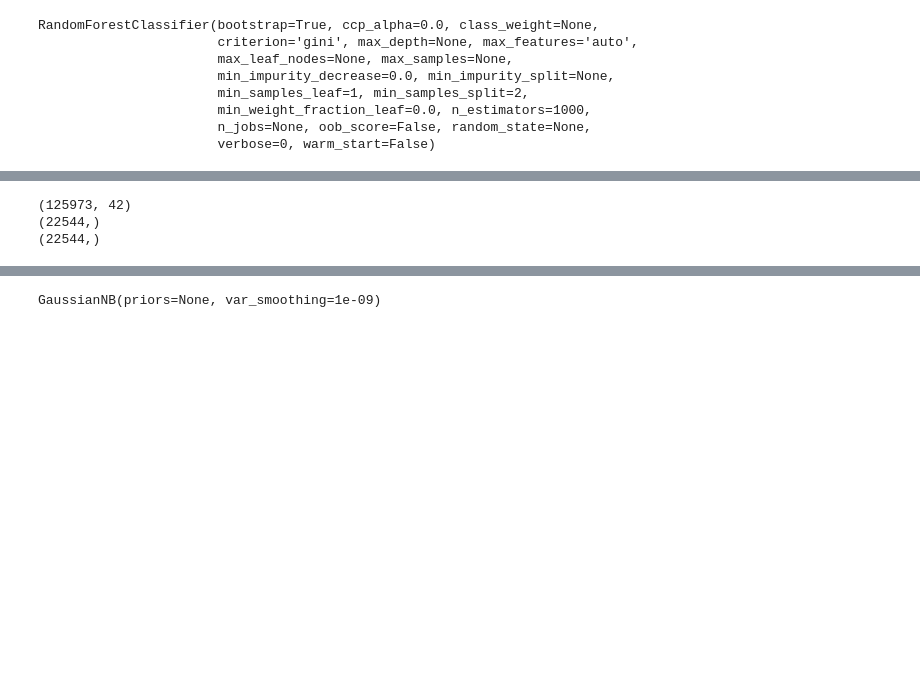
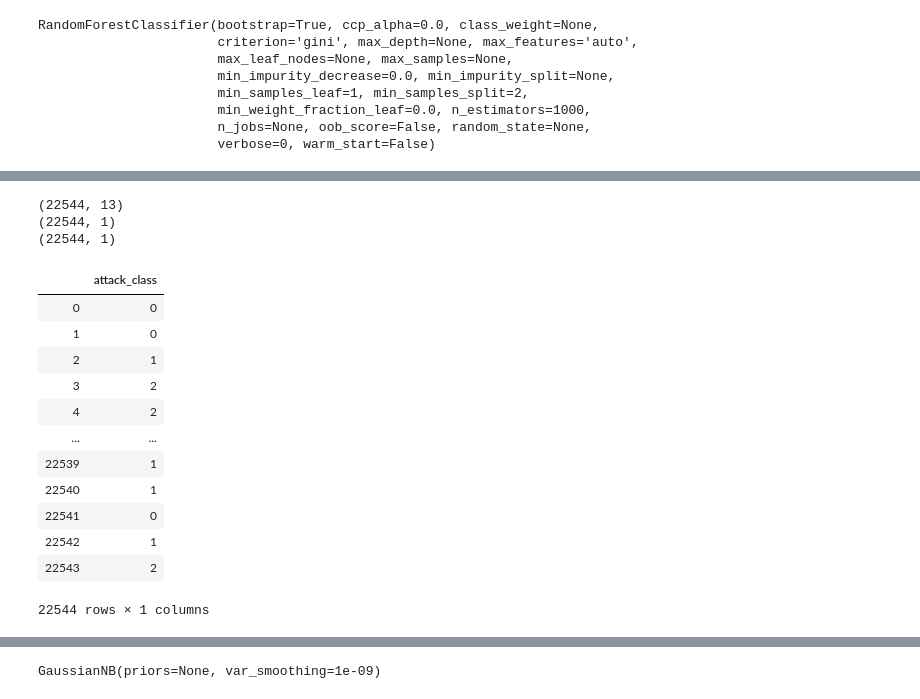
Before and after one commit to abdullahbilalawan/Intrusion_detction_using_AIand-ml, a Jupyter notebook: Intrusion_ml.ipynb, the cells around one changed output, grey strips where cells are left out. Saved outputs shown, nothing was run; the diff lists cells and outputs as text; code cells hidden in the pictures; blank space fills up the shorter version.

```diff
--- a/Intrusion_ml.ipynb
+++ b/Intrusion_ml.ipynb
@@ -464,12 +469,28 @@ print(Ytest.shape)
 # %%
-X_test= encoded_test
+X_test= encoded_test[['service', 'flag', 'src_bytes', 'dst_bytes', 'count', 'srv_count',
+       'srv_serror_rate', 'same_srv_rate', 'dst_host_count',
+       'dst_host_srv_count', 'dst_host_same_src_port_rate',
+       'dst_host_serror_rate', 'difficulty']]
 
 print(X_test.shape)
 print(Ytest.shape)
 #so make the Ytest equal to numbers
 Ytest =Ytest[:125973]
 print(Ytest.shape)
 # %% [output]
-(125973, 42)
-(22544,)
-(22544,)
+(22544, 13)
+(22544, 1)
+(22544, 1)
+|  | attack_class |
+| 0 | 0 |
+| 1 | 0 |
+| 2 | 1 |
+| 3 | 2 |
+| 4 | 2 |
+| ... | ... |
+| 22539 | 1 |
+| 22540 | 1 |
+| 22541 | 0 |
+| 22542 | 1 |
+| 22543 | 2 |
+22544 rows × 1 columns
```
Also changed, not shown: parts of 34 cells of this notebook.
